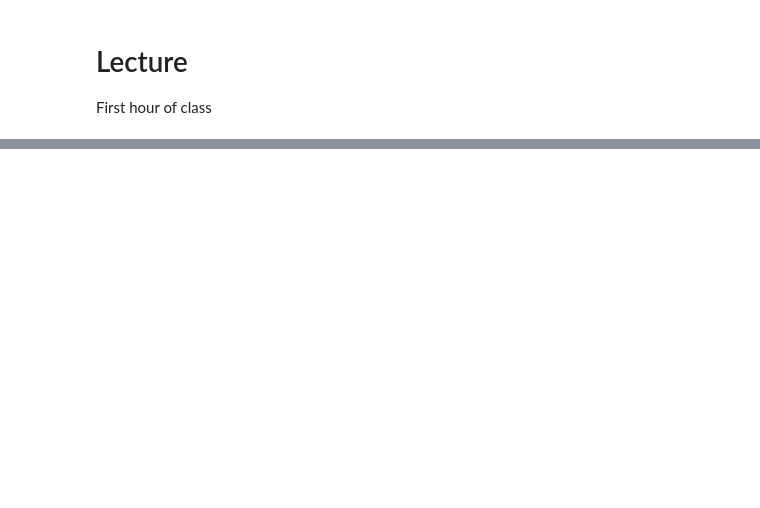
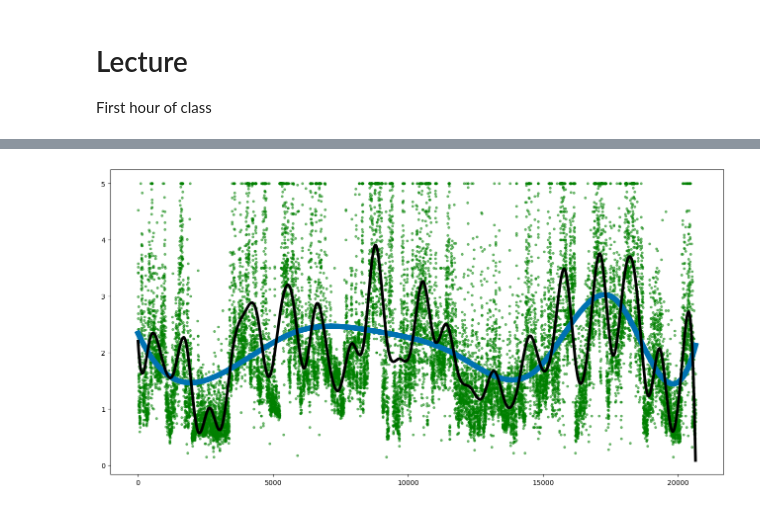
Before and after one commit to pointOfive/STA410_tenfouroverandout, a Jupyter notebook: STA410_Week8_Pre_Lecture_Reading_Etc.ipynb, the cells around one changed output, grey strips where cells are left out. Saved outputs shown, nothing was run; the diff lists cells and outputs as text; code cells hidden in the pictures; blank space fills up the shorter version.

```diff
--- a/STA410_Week8_Pre_Lecture_Reading_Etc.ipynb
+++ b/STA410_Week8_Pre_Lecture_Reading_Etc.ipynb
@@ -86,0 +173,22 @@ plt.style.use('seaborn-v0_8-colorblind')
+# %%
+# https://www.datatechnotes.com/2021/11/scattered-data-spline-fitting-example.html
+# boston = load_boston()
+# y = boston.target
+housing = fetch_california_housing()
+y = housing.target
+x = range(0, len(y))
+# https://www.analyticsvidhya.com/blog/2018/03/introduction-regression-splines-python-codes/
+# http://www.science.smith.edu/~jcrouser/SDS293/labs/lab13-py.html
+bsv1 = dmatrix("bs(train, df=10, include_intercept=True)",
+                        {"train": x}, return_type='dataframe')
+fit1 = sm.GLM(y, bsv1).fit()
+bsv2 = dmatrix("bs(train, df=50, include_intercept=True)",
+                        {"train": x}, return_type='dataframe')
+fit2 = sm.GLM(y, bsv2).fit()
+
+plt.figure(figsize=(16,8))
+plt.plot(x, y, '.', c='g', alpha=0.5)
+plt.plot(x,fit1.predict(bsv1), linewidth=8)
+plt.plot(x,fit2.predict(bsv2), c='k', linewidth=4);
+# %% [output]
+[figure, added]
```
Also changed, not shown: parts of 13 cells of this notebook.
